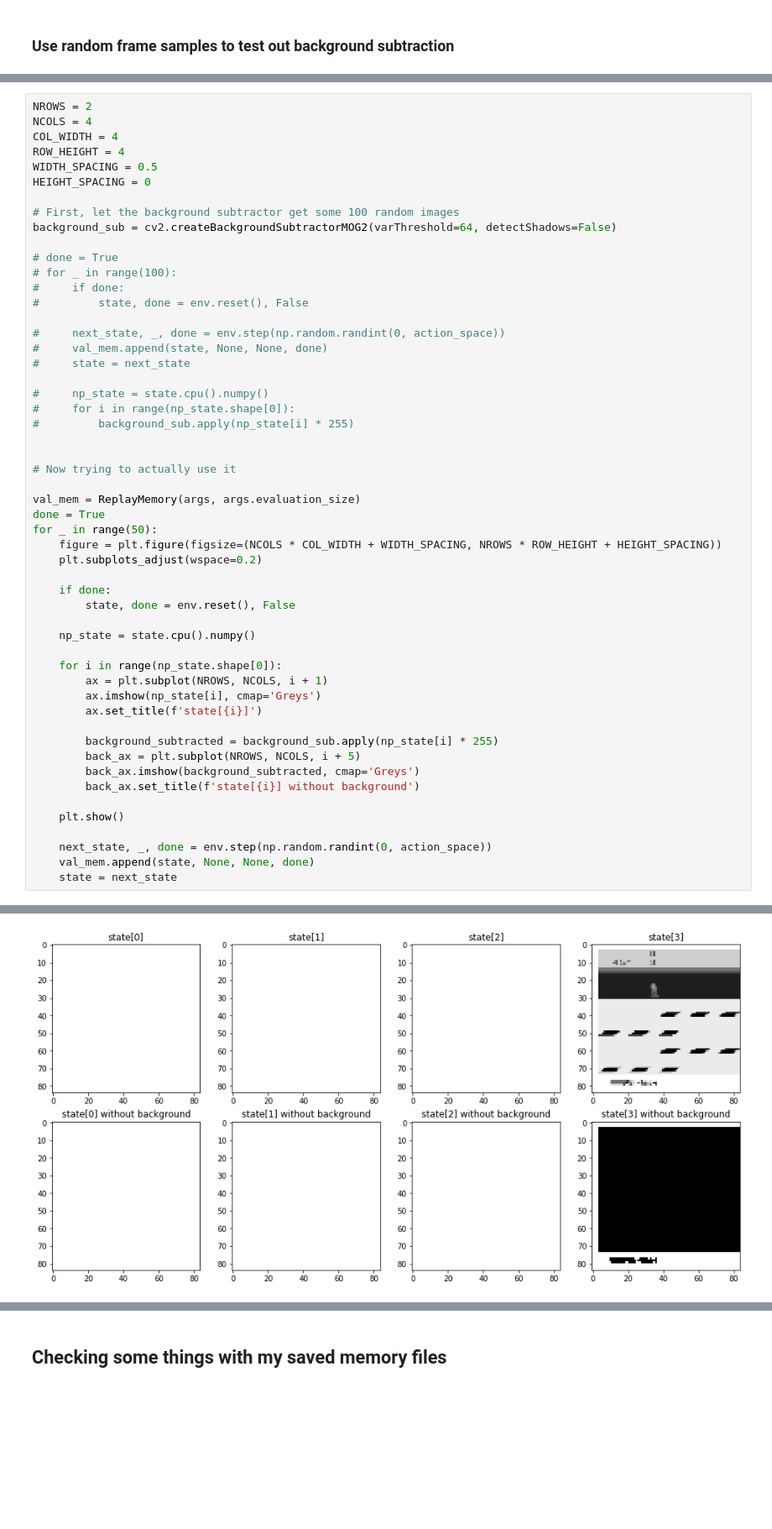
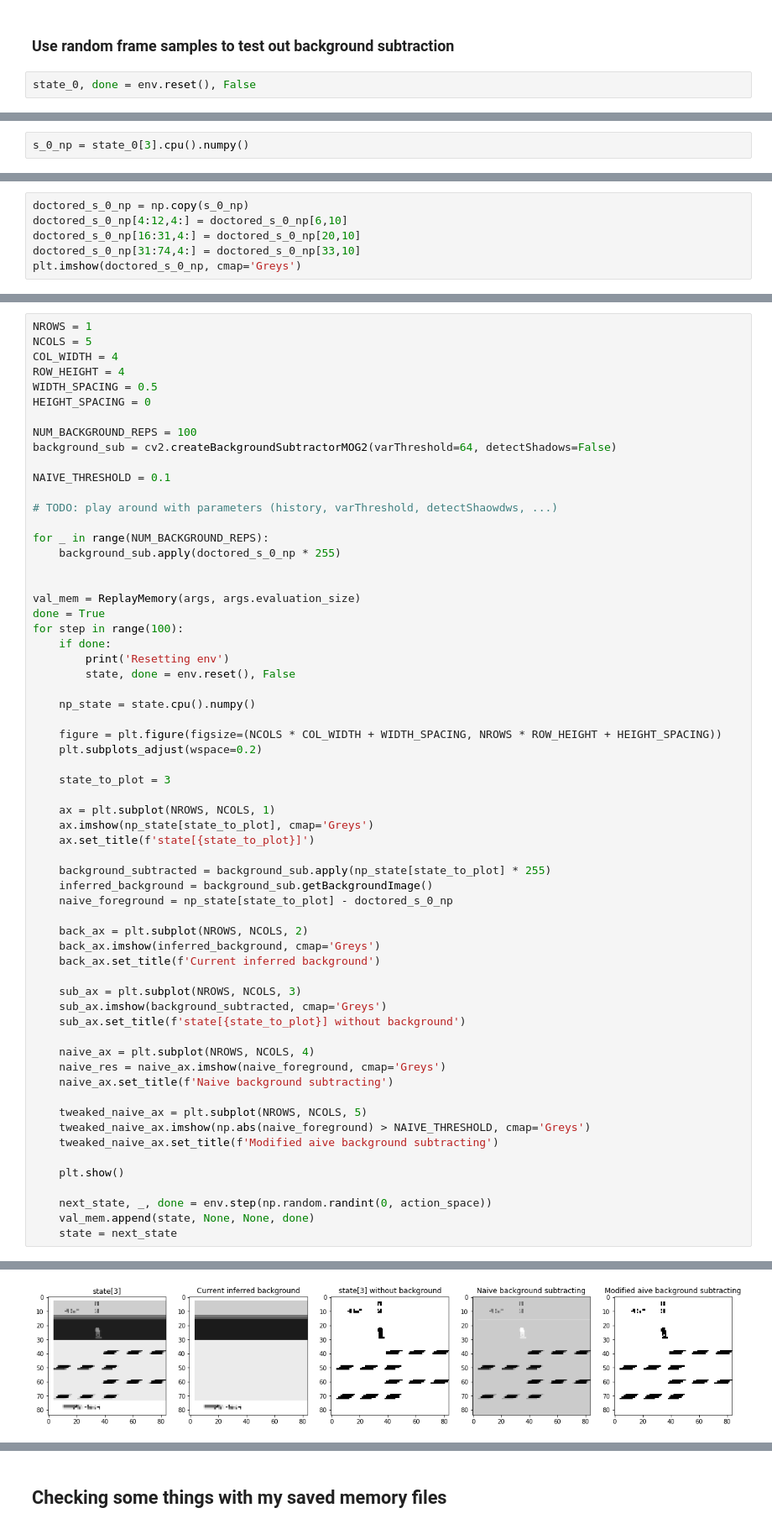
Before and after one commit to guydav/Rainbow, a Jupyter notebook: notebooks/open_cv_tests.ipynb, the cells around one changed output, grey strips where cells are left out. Shown at 84% size. Drawn from its saved outputs; the diff is of its cells as text; blank space fills up the shorter version.

```diff
--- a/notebooks/open_cv_tests.ipynb
+++ b/notebooks/open_cv_tests.ipynb
@@ -205,3 +203,5 @@ for _ in range(30):
 ... (48 outputs left out)
 # %% [markdown]
 ### Use random frame samples to test out background subtraction
+# %%
+state_0, done = env.reset(), False
@@ -207,0 +213,2 @@ for _ in range(30):
+# %%
+s_0_np = state_0[3].cpu().numpy()
@@ -207,0 +220,6 @@ for _ in range(30):
+# %%
+doctored_s_0_np = np.copy(s_0_np)
+doctored_s_0_np[4:12,4:] = doctored_s_0_np[6,10]
+doctored_s_0_np[16:31,4:] = doctored_s_0_np[20,10]
+doctored_s_0_np[31:74,4:] = doctored_s_0_np[33,10]
+plt.imshow(doctored_s_0_np, cmap='Greys')
@@ -208,50 +231,59 @@ for _ in range(30):
 # %%
-NROWS = 2
-NCOLS = 4
+NROWS = 1
+NCOLS = 5
 COL_WIDTH = 4
 ROW_HEIGHT = 4
 WIDTH_SPACING = 0.5
 HEIGHT_SPACING = 0
 
-# First, let the background subtractor get some 100 random images
+NUM_BACKGROUND_REPS = 100
 background_sub = cv2.createBackgroundSubtractorMOG2(varThreshold=64, detectShadows=False)
 
-# done = True
-# for _ in range(100):
-#     if done:
-#         state, done = env.reset(), False
+NAIVE_THRESHOLD = 0.1
 
-#     next_state, _, done = env.step(np.random.randint(0, action_space))
-#     val_mem.append(state, None, None, done)
-#     state = next_state
+# TODO: play around with parameters (history, varThreshold, detectShaowdws, ...)
 
-#     np_state = state.cpu().numpy()
-#     for i in range(np_state.shape[0]):
-#         background_sub.apply(np_state[i] * 255)
+for _ in range(NUM_BACKGROUND_REPS):
+    background_sub.apply(doctored_s_0_np * 255)
 
-
-# Now trying to actually use it
 
 val_mem = ReplayMemory(args, args.evaluation_size)
 done = True
-for _ in range(50):
-    figure = plt.figure(figsize=(NCOLS * COL_WIDTH + WIDTH_SPACING, NROWS * ROW_HEIGHT + HEIGHT_SPACING))
-    plt.subplots_adjust(wspace=0.2)
-
+for step in range(100):
     if done:
+        print('Resetting env')
         state, done = env.reset(), False
 
     np_state = state.cpu().numpy()
 
-    for i in range(np_state.shape[0]):
-        ax = plt.subplot(NROWS, NCOLS, i + 1)
-        ax.imshow(np_state[i], cmap='Greys')
-        ax.set_title(f'state[{i}]')
+    figure = plt.figure(figsize=(NCOLS * COL_WIDTH + WIDTH_SPACING, NROWS * ROW_HEIGHT + HEIGHT_SPACING))
+    plt.subplots_adjust(wspace=0.2)
 
-        background_subtracted = background_sub.apply(np_state[i] * 255)
-        back_ax = plt.subplot(NROWS, NCOLS, i + 5)
-        back_ax.imshow(background_subtracted, cmap='Greys')
-        back_ax.set_title(f'state[{i}] without background')
+    state_to_plot = 3
+
+    ax = plt.subplot(NROWS, NCOLS, 1)
+    ax.imshow(np_state[state_to_plot], cmap='Greys')
+    ax.set_title(f'state[{state_to_plot}]')
+
+    background_subtracted = background_sub.apply(np_state[state_to_plot] * 255)
+    inferred_background = background_sub.getBackgroundImage()
+    naive_foreground = np_state[state_to_plot] - doctored_s_0_np
+
+    back_ax = plt.subplot(NROWS, NCOLS, 2)
+    back_ax.imshow(inferred_background, cmap='Greys')
+    back_ax.set_title(f'Current inferred background')
+
+    sub_ax = plt.subplot(NROWS, NCOLS, 3)
+    sub_ax.imshow(background_subtracted, cmap='Greys')
+    sub_ax.set_title(f'state[{state_to_plot}] without background')
+
+    naive_ax = plt.subplot(NROWS, NCOLS, 4)
+    naive_res = naive_ax.imshow(naive_foreground, cmap='Greys')
+    naive_ax.set_title(f'Naive background subtracting')
+
+    tweaked_naive_ax = plt.subplot(NROWS, NCOLS, 5)
+    tweaked_naive_ax.imshow(np.abs(naive_foreground) > NAIVE_THRESHOLD, cmap='Greys')
+    tweaked_naive_ax.set_title(f'Modified aive background subtracting')
 
     plt.show()
 
@@ -262 +295 @@ for _ in range(50):
-[figure, old version]
+[figure, new version]
```
Also changed, not shown: parts of 8 cells of this notebook, 3 other files.
